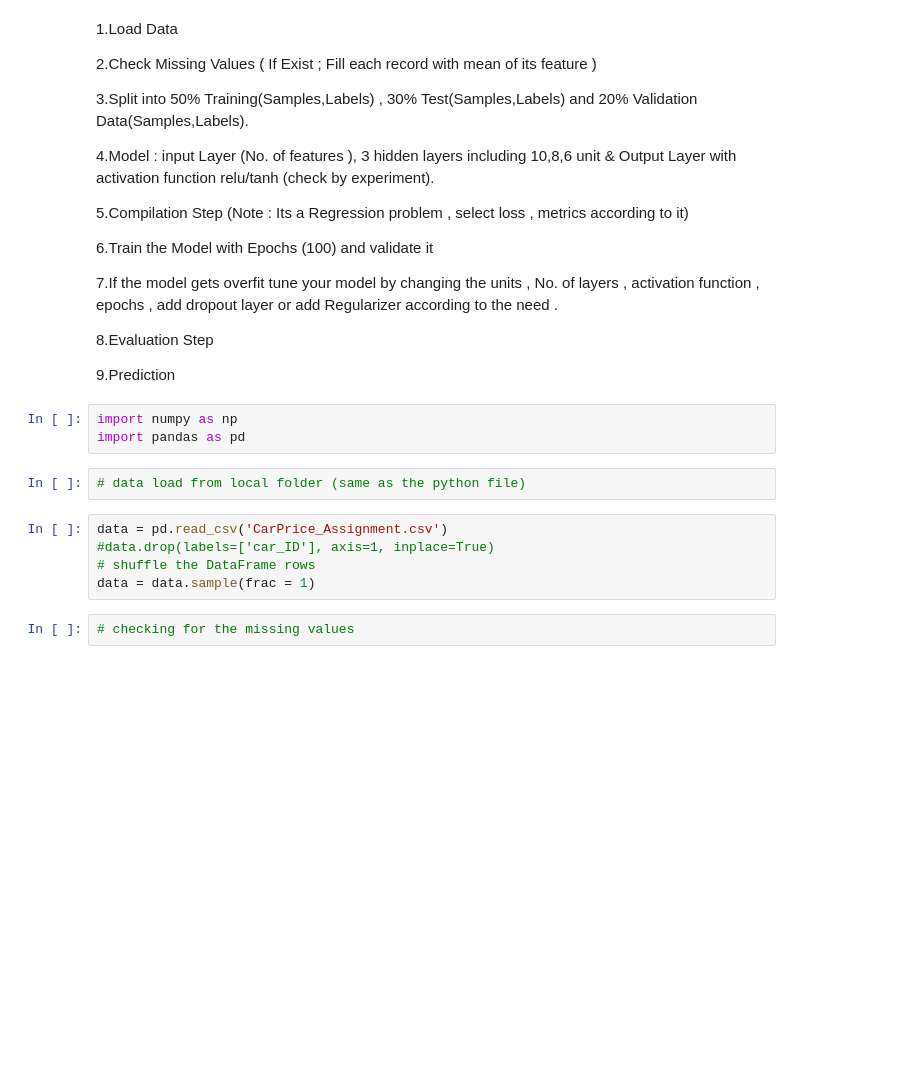
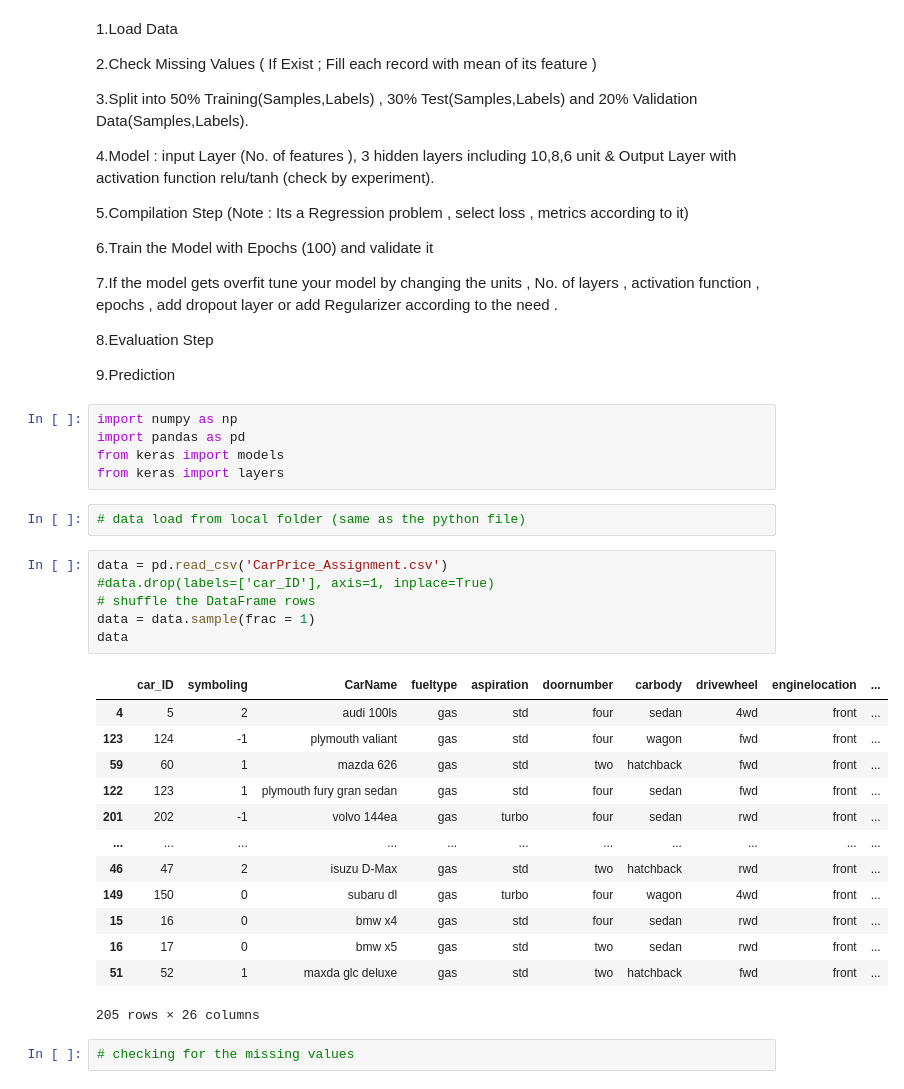
Before and after one commit to tjbwp-ml-personal-archives/PIAIC-AIC-Q2-DL_Assignments, a Jupyter notebook: Car Price Prediction assignment.ipynb, the cells around one changed output. Cells and saved outputs as stored; diff of their text form; blank space fills up the shorter version.

```diff
--- a/Car Price Prediction assignment.ipynb
+++ b/Car Price Prediction assignment.ipynb
@@ -40,13 +40,30 @@ We are required to model the price of cars with the available independent variab
 # %%
 import numpy as np
 import pandas as pd
+from keras import models
+from keras import layers
 # %%
 # data load from local folder (same as the python file)
 # %%
 data = pd.read_csv('CarPrice_Assignment.csv')
 #data.drop(labels=['car_ID'], axis=1, inplace=True)
 # shuffle the DataFrame rows
 data = data.sample(frac = 1)
+data
+# %% [output]
+|  | car_ID | symboling | CarName | fueltype | aspiration | doornumber | carbody | drivewheel | enginelocation | ... |
+| 4 | 5 | 2 | audi 100ls | gas | std | four | sedan | 4wd | front | ... |
+| 123 | 124 | -1 | plymouth valiant | gas | std | four | wagon | fwd | front | ... |
+| 59 | 60 | 1 | mazda 626 | gas | std | two | hatchback | fwd | front | ... |
+| 122 | 123 | 1 | plymouth fury gran sedan | gas | std | four | sedan | fwd | front | ... |
+| 201 | 202 | -1 | volvo 144ea | gas | turbo | four | sedan | rwd | front | ... |
+| ... | ... | ... | ... | ... | ... | ... | ... | ... | ... | ... |
+| 46 | 47 | 2 | isuzu D-Max | gas | std | two | hatchback | rwd | front | ... |
+| 149 | 150 | 0 | subaru dl | gas | turbo | four | wagon | 4wd | front | ... |
+| 15 | 16 | 0 | bmw x4 | gas | std | four | sedan | rwd | front | ... |
+| 16 | 17 | 0 | bmw x5 | gas | std | two | sedan | rwd | front | ... |
+| 51 | 52 | 1 | maxda glc deluxe | gas | std | two | hatchback | fwd | front | ... |
+205 rows × 26 columns
 # %%
 # checking for the missing values
 # %%
```
Also changed, not shown: parts of 21 cells of this notebook, 4 other files.
